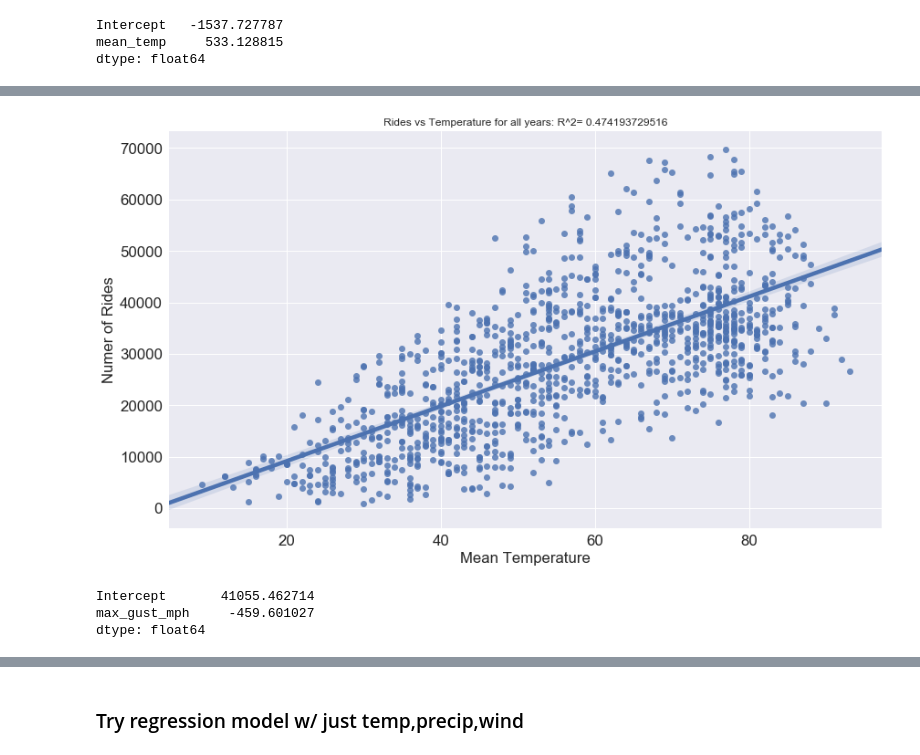
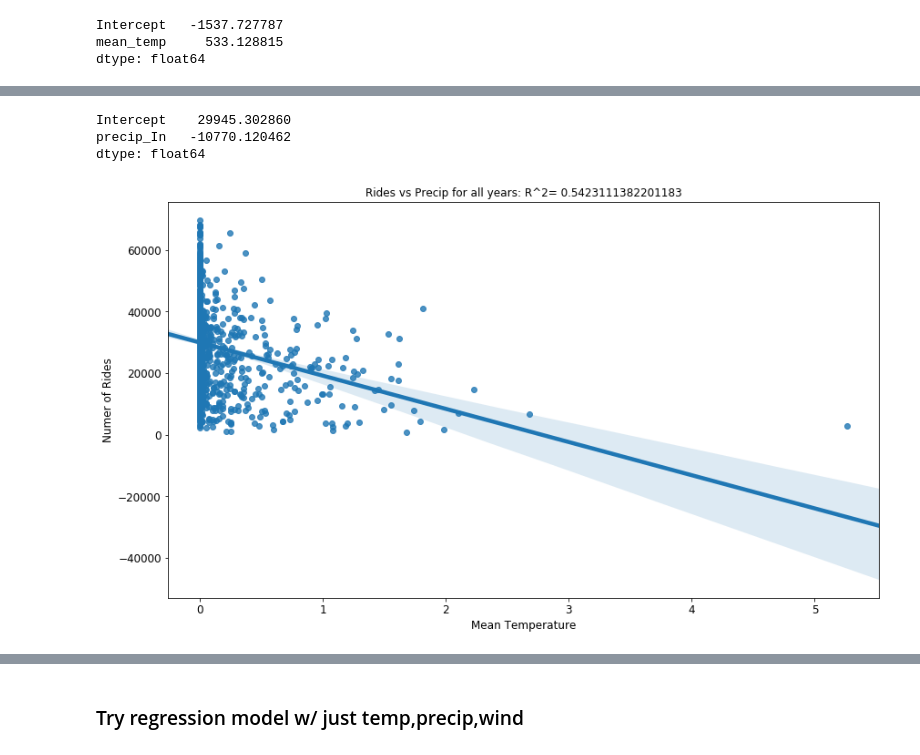
Before and after one commit to andypicke/NYC_citibike, a Jupyter notebook: weather_vs_rides.ipynb, the cells around one changed output, grey strips where cells are left out. Saved outputs shown, nothing was run; the diff lists cells and outputs as text; code cells hidden in the pictures.

```diff
--- a/weather_vs_rides.ipynb
+++ b/weather_vs_rides.ipynb
@@ -255,4 +266,4 @@ rides.head()
 # %%
-comb = pd.merge(rides,wea,on='date')
-comb.head()
+rides_wea_comb = pd.merge(rides,wea,on='date')
+rides_wea_comb.head()
 # %% [output]
@@ -293,18 +324,20 @@ dtype: float64
+# %%
+lm = smf.ols(formula='Nrides ~precip_In', data=rides_wea_comb).fit()
+# print the coefficients
+lm.params
+# %% [output]
+Intercept    29945.302860
+precip_In   -10770.120462
+dtype: float64
 # %%
 plt.figure(figsize=(14,8))
 #plt.scatter(comb.mean_temp, comb.num_rides)
-sns.regplot(comb.mean_temp, comb.num_rides)
+sns.regplot(rides_wea_comb.precip_In, rides_wea_comb.Nrides)
 plt.xlabel('Mean Temperature')
 plt.ylabel('Numer of Rides')
-plt.title('Rides vs Temperature for all years: R^2= ' + str(lm.rsquared))
-plt.savefig('figures/rides_vs_temp_all.pdf')
+plt.title('Rides vs Precip for all years: R^2= ' + str(lm.rsquared))
+
+#plt.savefig('figures/rides_vs_precip_all.pdf')
+plt.savefig('/Users/Andy/andypicke.github.io/images/Citibike/Nrides_Vs_precip.png')
 # %% [output]
-[figure, old version]
+[figure, new version]
-# %%
-lm = smf.ols(formula='num_rides ~max_gust_mph', data=comb).fit()
-# print the coefficients
-lm.params
-# %% [output]
-Intercept       41055.462714
-max_gust_mph     -459.601027
-dtype: float64
```
Also changed, not shown: parts of 42 cells of this notebook, 4 other files.
